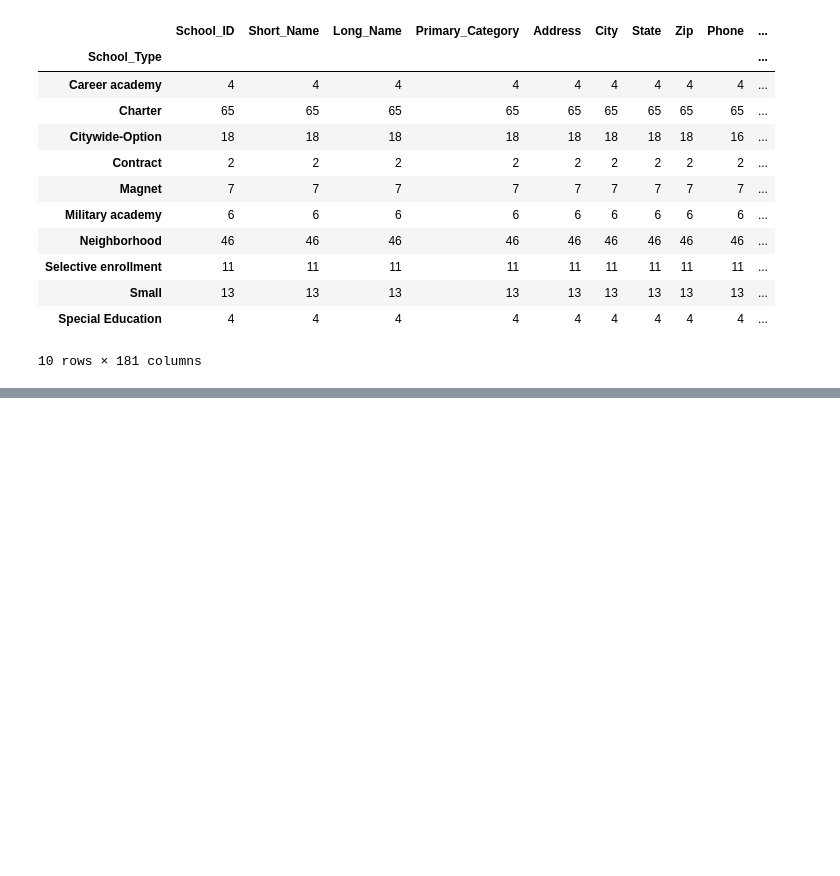
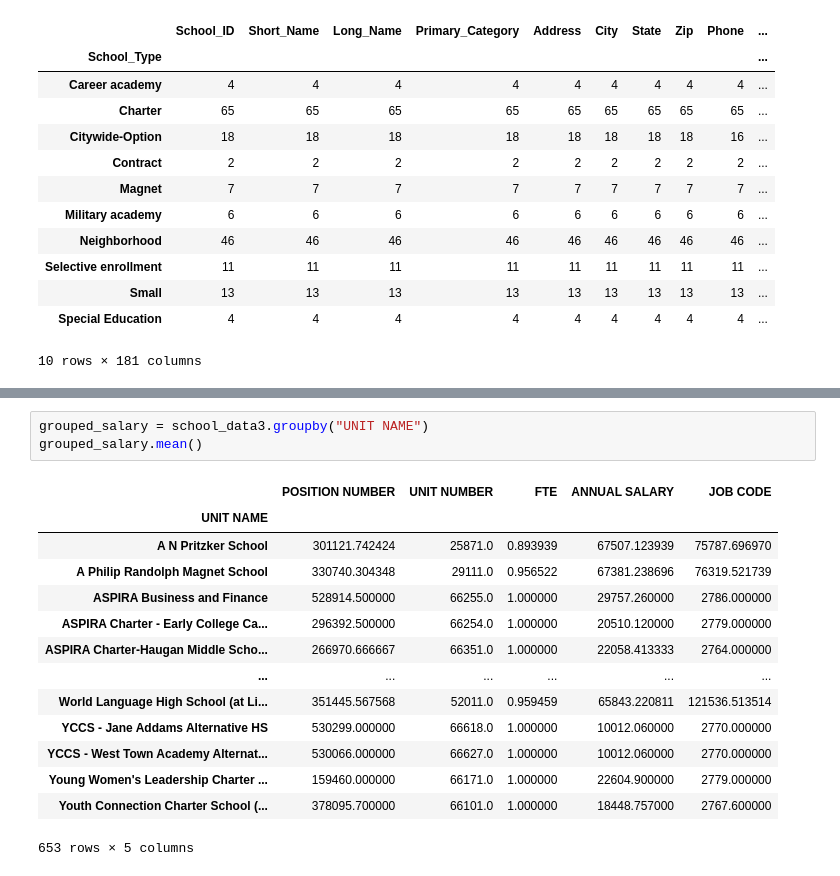
Before and after one commit to RiverJAM/CPS_Data_Analysis, a Jupyter notebook: GP1.ipynb, the cells around one changed output, grey strips where cells are left out. Cells and saved outputs as stored; diff of their text form; blank space fills up the shorter version.

```diff
--- a/GP1.ipynb
+++ b/GP1.ipynb
@@ -188,0 +211,18 @@ grouped_hs.count()
+# %%
+grouped_salary = school_data3.groupby("UNIT NAME")
+grouped_salary.mean()
+# %% [output]
+|  | POSITION NUMBER | UNIT NUMBER | FTE | ANNUAL SALARY | JOB CODE |
+| UNIT NAME |  |  |  |  |  |
+| A N Pritzker School | 301121.742424 | 25871.0 | 0.893939 | 67507.123939 | 75787.696970 |
+| A Philip Randolph Magnet School | 330740.304348 | 29111.0 | 0.956522 | 67381.238696 | 76319.521739 |
+| ASPIRA Business and Finance | 528914.500000 | 66255.0 | 1.000000 | 29757.260000 | 2786.000000 |
+| ASPIRA Charter - Early College Ca... | 296392.500000 | 66254.0 | 1.000000 | 20510.120000 | 2779.000000 |
+| ASPIRA Charter-Haugan Middle Scho... | 266970.666667 | 66351.0 | 1.000000 | 22058.413333 | 2764.000000 |
+| ... | ... | ... | ... | ... | ... |
+| World Language High School (at Li... | 351445.567568 | 52011.0 | 0.959459 | 65843.220811 | 121536.513514 |
+| YCCS - Jane Addams Alternative HS | 530299.000000 | 66618.0 | 1.000000 | 10012.060000 | 2770.000000 |
+| YCCS - West Town Academy Alternat... | 530066.000000 | 66627.0 | 1.000000 | 10012.060000 | 2770.000000 |
+| Young Women's Leadership Charter ... | 159460.000000 | 66171.0 | 1.000000 | 22604.900000 | 2779.000000 |
+| Youth Connection Charter School (... | 378095.700000 | 66101.0 | 1.000000 | 18448.757000 | 2767.600000 |
+653 rows × 5 columns
```
Also changed, not shown: parts of 2 cells of this notebook.
